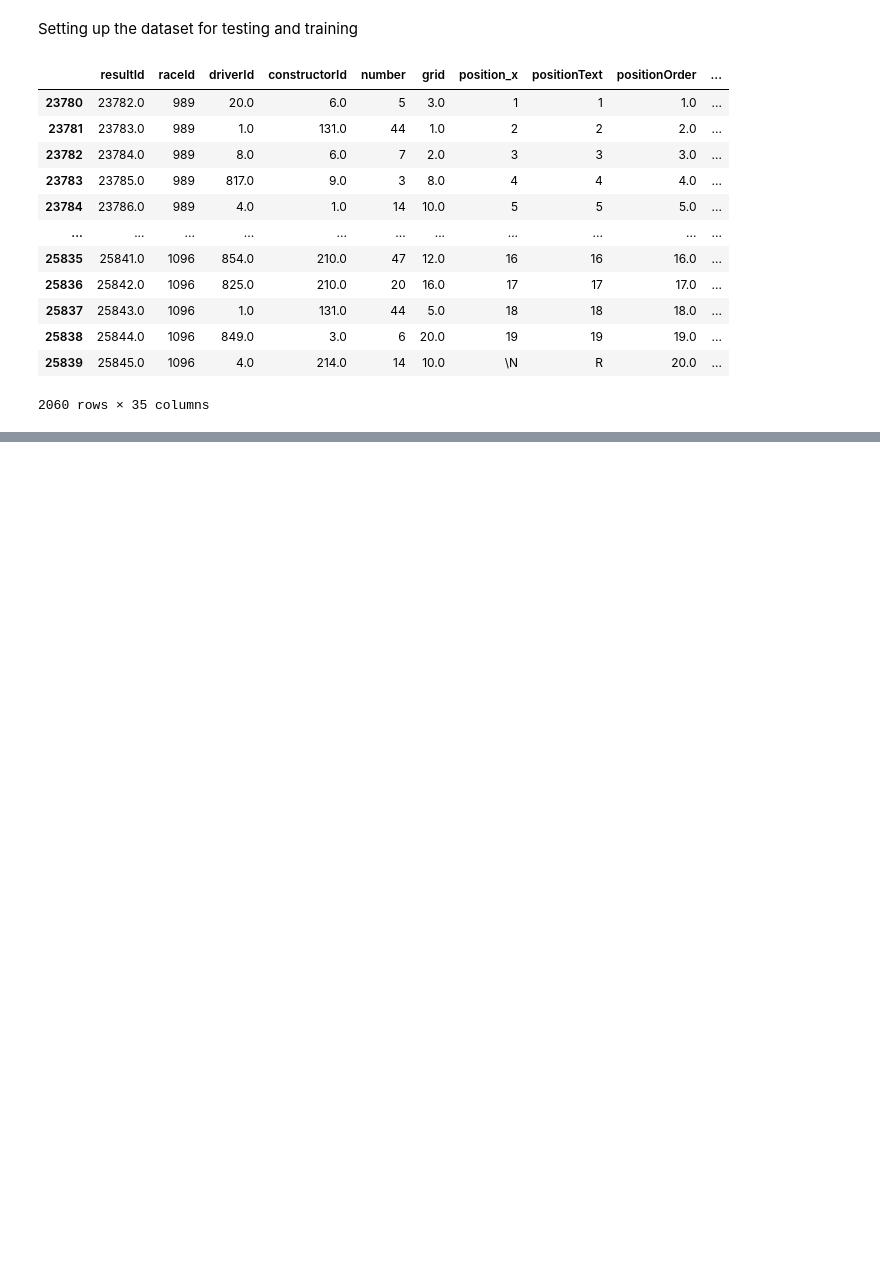
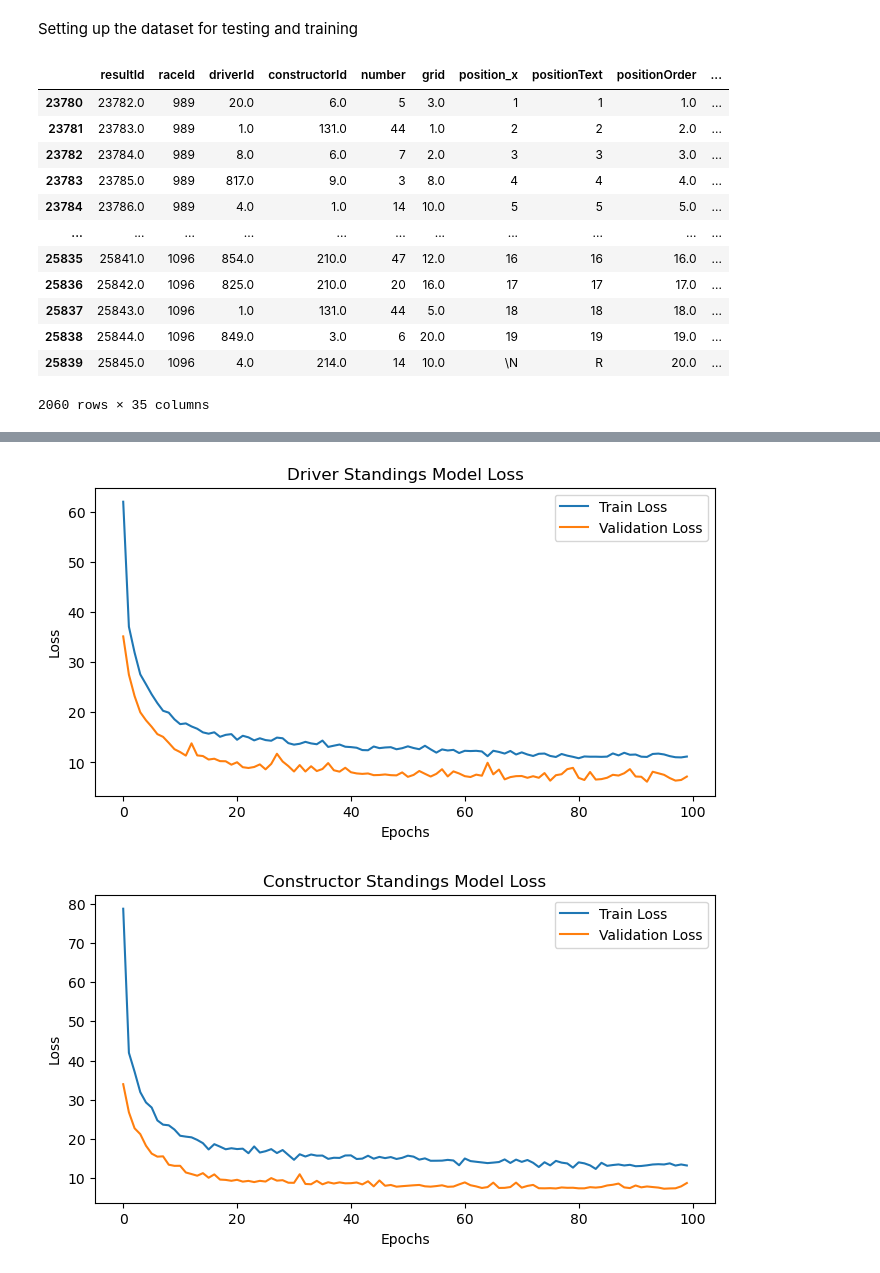
Before and after one commit to alialoraebi/F1_ML, a Jupyter notebook: f1_project.ipynb, the cells around one changed output, grey strips where cells are left out. Saved outputs shown, nothing was run; the diff lists cells and outputs as text; code cells hidden in the pictures; blank space fills up the shorter version.

```diff
--- a/f1_project.ipynb
+++ b/f1_project.ipynb
@@ -235,0 +403,19 @@ Predicted Constructor Standing for Constructor ID 213.0: 4.213111
+# %%
+
+import matplotlib.pyplot as plt
+
+def plot_history(history, title):
+    plt.figure(figsize=(8, 4))
+    plt.plot(history.history['loss'], label='Train Loss')
+    plt.plot(history.history['val_loss'], label='Validation Loss')
+    plt.title(title)
+    plt.xlabel('Epochs')
+    plt.ylabel('Loss')
+    plt.legend()
+    plt.show()
+
+plot_history(history_driver2, 'Driver Standings Model Loss')
+plot_history(history_constructor2, 'Constructor Standings Model Loss')
+# %% [output]
+[figure, added]
+[figure, added]
```
Also changed, not shown: parts of 15 cells of this notebook, 2 other files.
